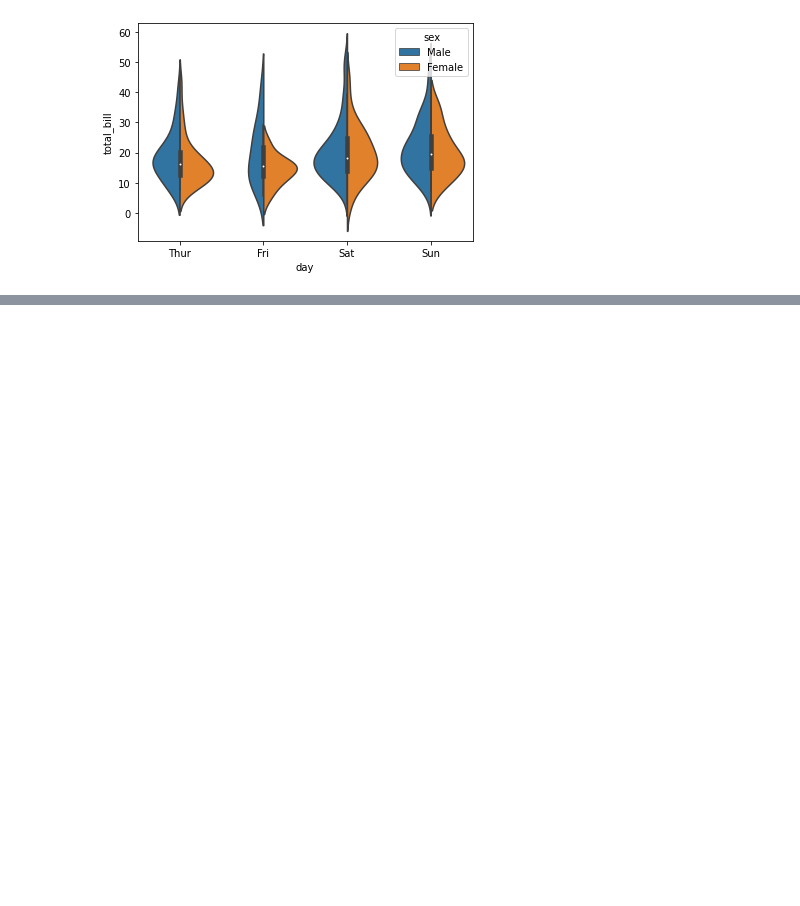
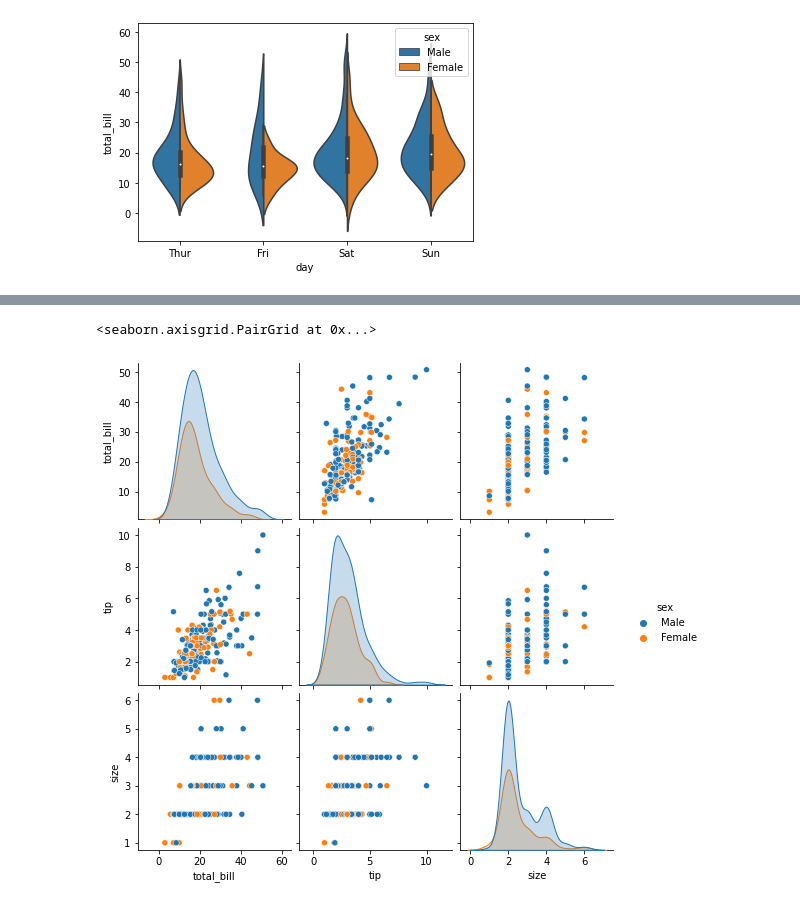
Before and after one commit to RGTechno/DataScience_Python, a Jupyter notebook: Data Visualization/Seaborn/plots.ipynb, the cells around one changed output, grey strips where cells are left out. Cells and saved outputs as stored; diff of their text form; code cells hidden in the pictures; blank space fills up the shorter version.

```diff
--- a/Data Visualization/Seaborn/plots.ipynb
+++ b/Data Visualization/Seaborn/plots.ipynb
@@ -63,0 +79,5 @@ sns.violinplot(x="day",y="total_bill",data=tips,hue="sex",split=True)
+# %%
+sns.pairplot(tips,hue="sex")
+# %% [output]
+<seaborn.axisgrid.PairGrid at 0x...>
+[figure, added]
```
Also changed, not shown: parts of 3 cells of this notebook.
